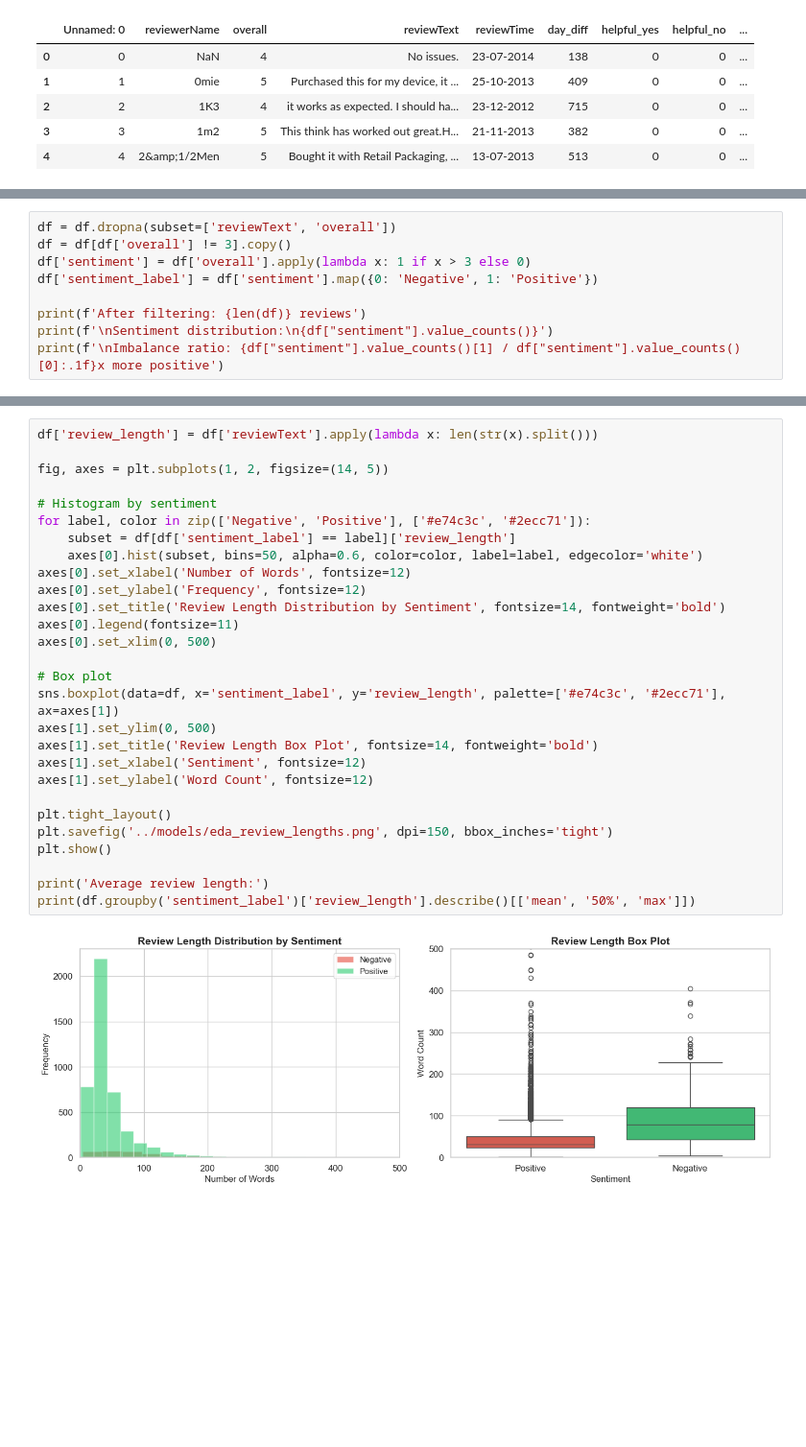
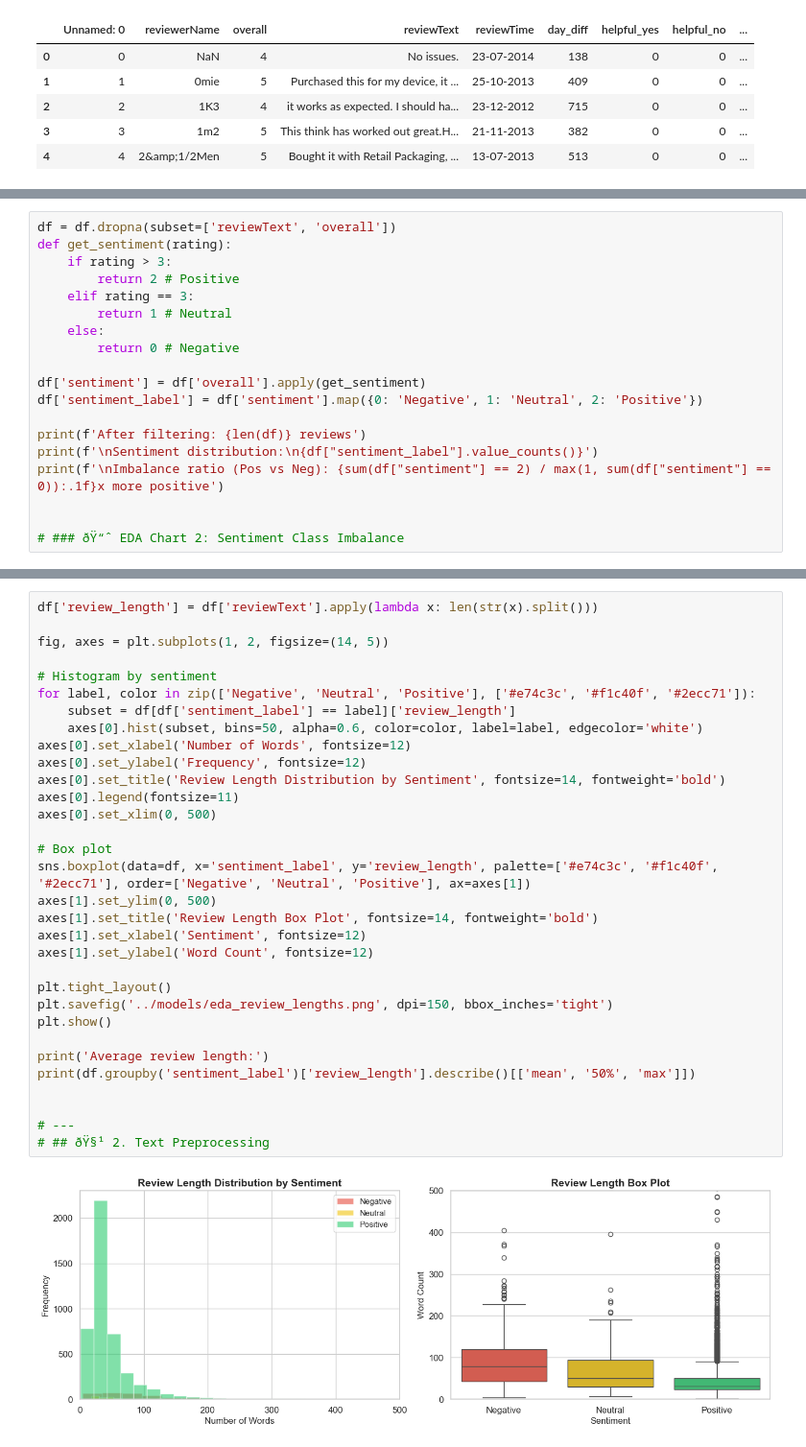
Before and after one commit to AnantaCoder/product_review_sentiment_analysis, a Jupyter notebook: models/sentiment_analysis.ipynb, the cells around one changed output, grey strips where cells are left out. Shown at 96% size. Drawn from its saved outputs; the diff is of its cells as text; blank space fills up the shorter version.

Commit message:
added the neutral class as prediction result

```diff
--- a/models/sentiment_analysis.ipynb
+++ b/models/sentiment_analysis.ipynb
@@ -114,10 +118,20 @@ Map ratings to binary sentiment: **Positive** (4-5) vs **Negative** (1-2). Remov
 # %%
 df = df.dropna(subset=['reviewText', 'overall'])
-df = df[df['overall'] != 3].copy()
-df['sentiment'] = df['overall'].apply(lambda x: 1 if x > 3 else 0)
-df['sentiment_label'] = df['sentiment'].map({0: 'Negative', 1: 'Positive'})
+def get_sentiment(rating):
+    if rating > 3:
+        return 2 # Positive
+    elif rating == 3:
+        return 1 # Neutral
+    else:
+        return 0 # Negative
+
+df['sentiment'] = df['overall'].apply(get_sentiment)
+df['sentiment_label'] = df['sentiment'].map({0: 'Negative', 1: 'Neutral', 2: 'Positive'})
 
 print(f'After filtering: {len(df)} reviews')
-print(f'\nSentiment distribution:\n{df["sentiment"].value_counts()}')
-print(f'\nImbalance ratio: {df["sentiment"].value_counts()[1] / df["sentiment"].value_counts()[0]:.1f}x more positive')
+print(f'\nSentiment distribution:\n{df["sentiment_label"].value_counts()}')
+print(f'\nImbalance ratio (Pos vs Neg): {sum(df["sentiment"] == 2) / max(1, sum(df["sentiment"] == 0)):.1f}x more positive')
+
+
+# ### ðŸ“ˆ EDA Chart 2: Sentiment Class Imbalance
 # %% [output]
@@ -163,33 +177,37 @@ plt.show()
 # %%
 df['review_length'] = df['reviewText'].apply(lambda x: len(str(x).split()))
 
 fig, axes = plt.subplots(1, 2, figsize=(14, 5))
 
 # Histogram by sentiment
-for label, color in zip(['Negative', 'Positive'], ['#e74c3c', '#2ecc71']):
+for label, color in zip(['Negative', 'Neutral', 'Positive'], ['#e74c3c', '#f1c40f', '#2ecc71']):
     subset = df[df['sentiment_label'] == label]['review_length']
     axes[0].hist(subset, bins=50, alpha=0.6, color=color, label=label, edgecolor='white')
 axes[0].set_xlabel('Number of Words', fontsize=12)
 axes[0].set_ylabel('Frequency', fontsize=12)
 axes[0].set_title('Review Length Distribution by Sentiment', fontsize=14, fontweight='bold')
 axes[0].legend(fontsize=11)
 axes[0].set_xlim(0, 500)
 
 # Box plot
-sns.boxplot(data=df, x='sentiment_label', y='review_length', palette=['#e74c3c', '#2ecc71'], ax=axes[1])
+sns.boxplot(data=df, x='sentiment_label', y='review_length', palette=['#e74c3c', '#f1c40f', '#2ecc71'], order=['Negative', 'Neutral', 'Positive'], ax=axes[1])
 axes[1].set_ylim(0, 500)
 axes[1].set_title('Review Length Box Plot', fontsize=14, fontweight='bold')
 axes[1].set_xlabel('Sentiment', fontsize=12)
 axes[1].set_ylabel('Word Count', fontsize=12)
 
 plt.tight_layout()
 plt.savefig('../models/eda_review_lengths.png', dpi=150, bbox_inches='tight')
 plt.show()
 
 print('Average review length:')
 print(df.groupby('sentiment_label')['review_length'].describe()[['mean', '50%', 'max']])
+
+
+# ---
+# ## ðŸ§¹ 2. Text Preprocessing
 # %% [output]
-[figure, old version]
+[figure, new version]
 Average review length:
                        mean   50%     max
 sentiment_label
```
Also changed, not shown: parts of 60 cells of this notebook, 12 other files.
